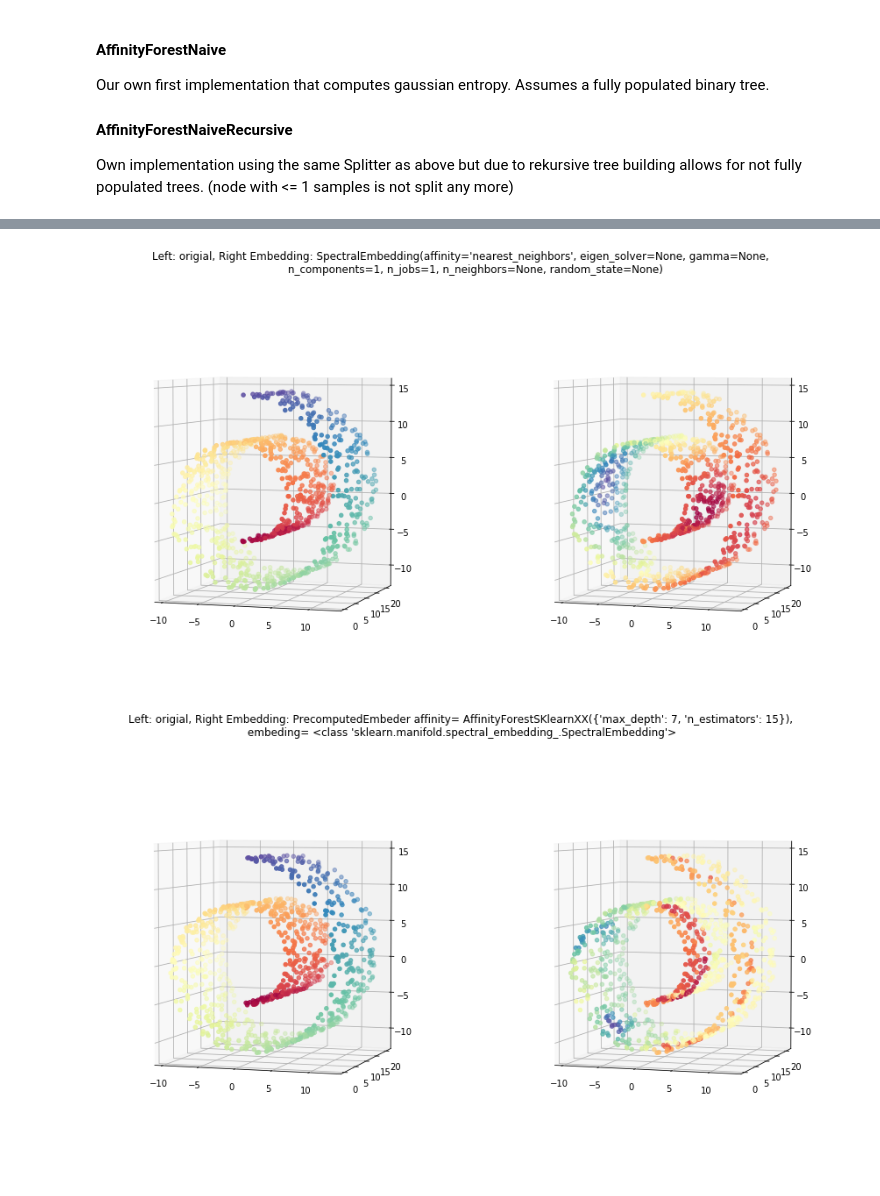
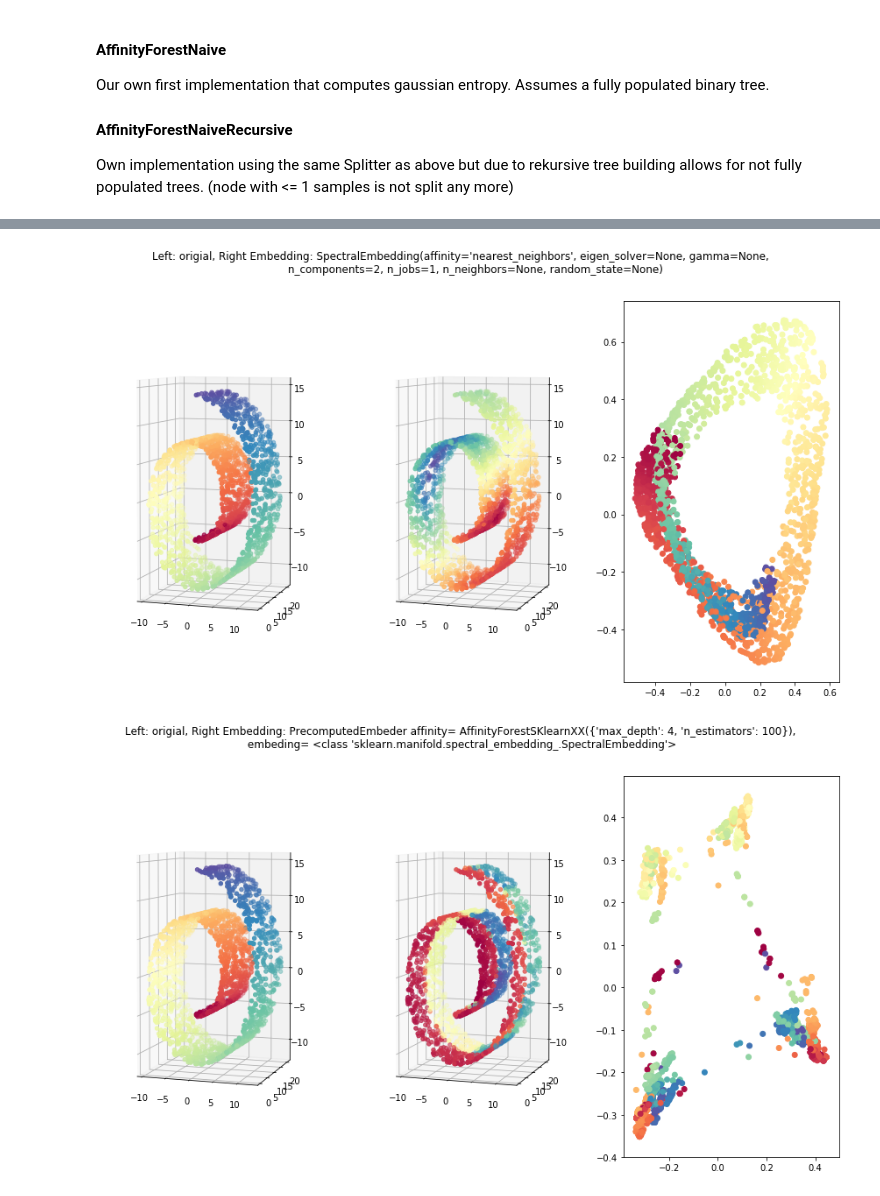
Before and after one commit to fabrichter/scikit-learn, a Jupyter notebook: examples/manifold/eval_manifold_forests.ipynb, the cells around one changed output, grey strips where cells are left out. Cells and saved outputs as stored; diff of their text form; code cells hidden in the pictures.

```diff
--- a/examples/manifold/eval_manifold_forests.ipynb
+++ b/examples/manifold/eval_manifold_forests.ipynb
@@ -57,7 +57,7 @@ from sklearn import datasets
 from matplotlib import pyplot as plt
 from mpl_toolkits.mplot3d import Axes3D
 
-def evaluate(embedder, datasetFunction=datasets.samples_generator.make_swiss_roll, n_points=1000):
+def evaluate(embedder, datasetFunction=datasets.samples_generator.make_swiss_roll, n_points=2000):
     X, groundTruth = datasetFunction(n_points)
 
     predicted = embedder.fit_transform(X)
@@ -66,20 +66,24 @@ def evaluate(embedder, datasetFunction=datasets.samples_generator.make_swiss_rol
     fig = plt.figure(figsize=(15, 8))
     plt.suptitle("Left: origial, Right Embedding: {}".format(embedder))
 
-    ax = fig.add_subplot(121, projection='3d')
+    ax = fig.add_subplot(131, projection='3d')
     ax.scatter(X[:, 0], X[:, 1], X[:, 2], c=groundTruth, cmap=plt.cm.Spectral)
     ax.view_init(4, -72)
 
-    ax = fig.add_subplot(122, projection='3d')
-    ax.scatter(X[:, 0], X[:, 1], X[:, 2], c=predicted, cmap=plt.cm.Spectral)
+    ax = fig.add_subplot(132, projection='3d')
+    ax.scatter(X[:, 0], X[:, 1], X[:, 2], c=predicted[:,0], cmap=plt.cm.Spectral)
     ax.view_init(4, -72)
+
+    ax = fig.add_subplot(133)
+    ax.scatter(predicted[:,0], predicted[:,1], c=groundTruth, cmap=plt.cm.Spectral)
+#     ax.view_init(4, -72)
 
     plt.show()
 
 class PrecomputedEmbeder:
     def __init__(self, affinityClass, params, embedingClass):
         self.affinityClass = affinityClass
-        self.embeder = embedingClass(n_components=1, affinity='precomputed')
+        self.embeder = embedingClass(n_components=2, affinity='precomputed')
         self.params = params
 
     def fit_transform(self, X):
@@ -92,8 +96,8 @@ class PrecomputedEmbeder:
         return "PrecomputedEmbeder affinity= {}({}),\n embeding= {}".format(self.affinityClass.__name__, self.params, self.embeder.__class__)
 
 
-n_trees = 15
-depth = 7
+n_trees = 100
+depth = 4
 n_options = 80
 n_features = 2
 
@@ -124,14 +128,14 @@ evaluate(ForestEmbeddingNaive, dataset)
 # %%
 dataset = datasets.samples_generator.make_swiss_roll
 
 #evaluate raw
-evaluate(SpectralEmbedding(n_components=1, affinity="nearest_neighbors"), dataset)
+evaluate(SpectralEmbedding(n_components=2, affinity="nearest_neighbors"), dataset)
 
 evaluate(ForestEmbeddingSKlearn, dataset)
 
 evaluate(ForestEmbeddingRekursive, dataset)
 
 evaluate(ForestEmbeddingNaive, dataset)
 # %% [output]
-[figure, old version]
+[figure, new version]
-[figure, old version]
+[figure, new version]
```
Also changed, not shown: parts of 5 cells of this notebook.
